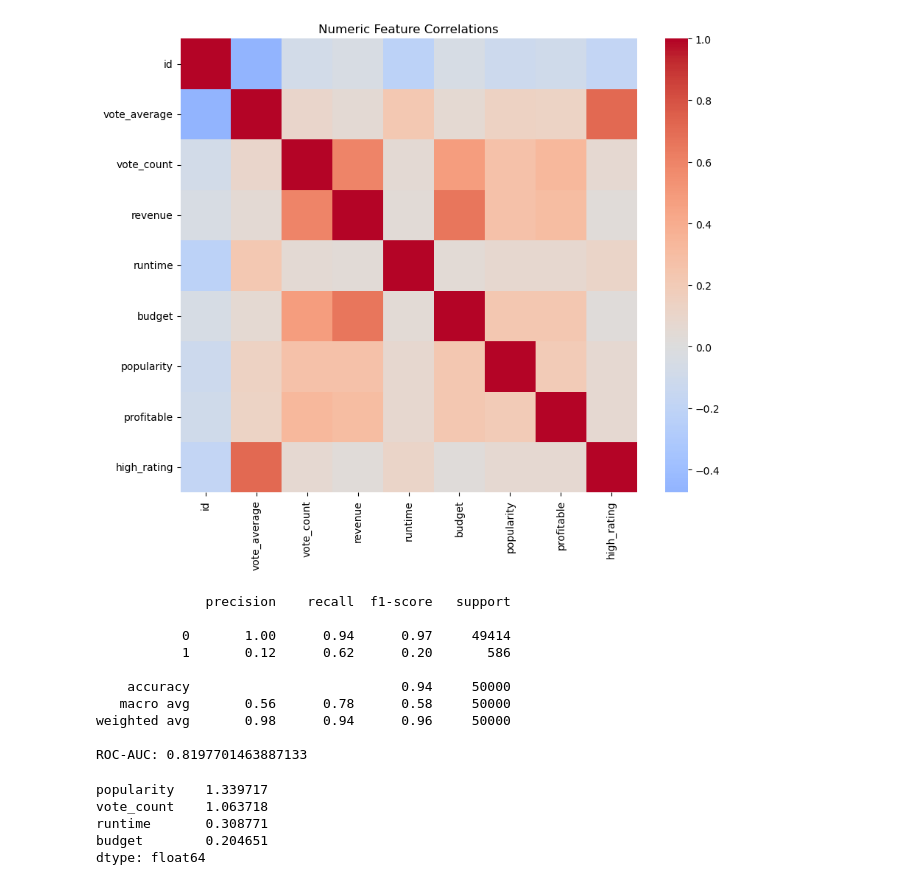
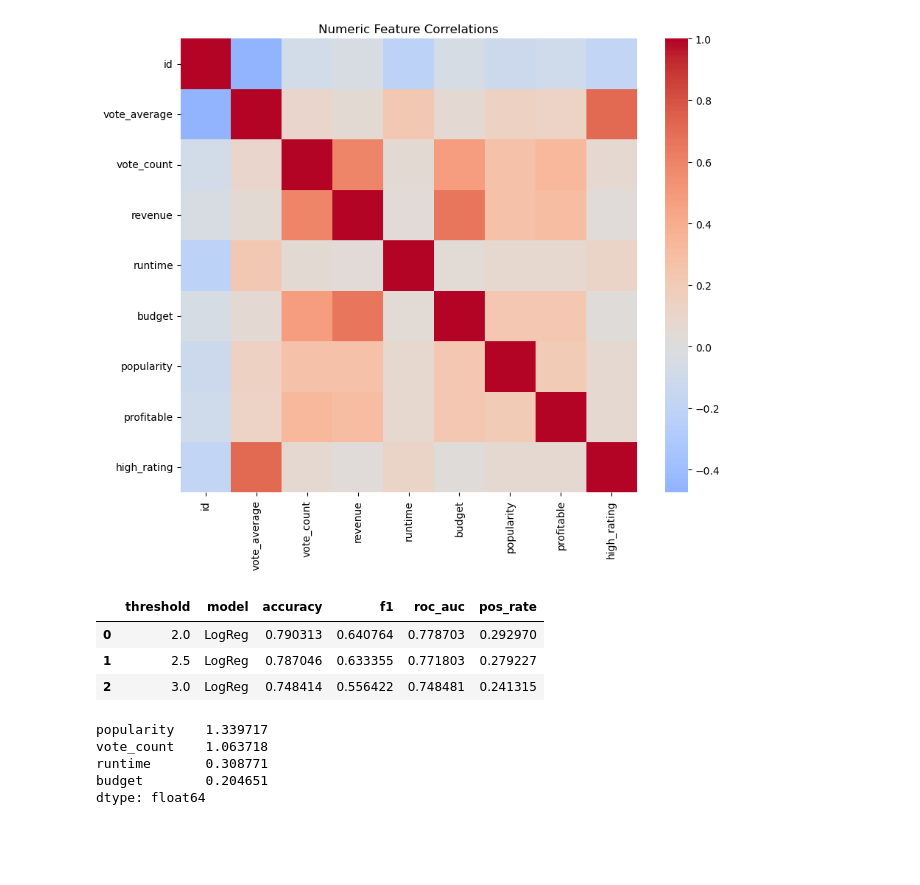
Before and after one commit to joshtoreja/ecs171-imdb-boxoffice-prediction, a Jupyter notebook: notebooks/andrew_tmdb_baseline.ipynb, the cells around one changed output. Drawn from its saved outputs; the diff is of its cells as text; code cells hidden in the pictures; blank space fills up the shorter version.

```diff
--- a/notebooks/andrew_tmdb_baseline.ipynb
+++ b/notebooks/andrew_tmdb_baseline.ipynb
@@ -129,47 +142,57 @@ plt.show()
 # %%
 from sklearn.model_selection import train_test_split
 from sklearn.preprocessing import StandardScaler
 from sklearn.linear_model import LogisticRegression
-from sklearn.metrics import classification_report
-from sklearn.metrics import roc_auc_score
+from sklearn.metrics import accuracy_score, f1_score, roc_auc_score
 
-features = [
-    "budget", "runtime", "popularity", "vote_count"]
+FEATURES = ["budget", "runtime", "popularity", "vote_count"]
 
-X = df[features].fillna(df[features].median())
-y = df["profitable"]
+def train_logreg_for_threshold(df_in, thr):
+    tmp = df_in.copy()
+    tmp["profitable"] = (tmp["roi"] >= thr).astype(int)
 
-X_train, X_test, y_train, y_test = train_test_split(X, y, test_size=0.25, random_state=42, stratify=y)
+    X = tmp[FEATURES].fillna(tmp[FEATURES].median())
+    y = tmp["profitable"]
 
-scaler = StandardScaler()
+    X_train, X_test, y_train, y_test = train_test_split(
+        X, y, test_size=0.25, random_state=42, stratify=y
+    )
 
-X_train = scaler.fit_transform(X_train)
+    scaler = StandardScaler()
+    X_train_s = scaler.fit_transform(X_train)
+    X_test_s = scaler.transform(X_test)
 
-X_test = scaler.transform(X_test)
+    model = LogisticRegression(max_iter=1000, class_weight="balanced")
+    model.fit(X_train_s, y_train)
 
-model = LogisticRegression(max_iter=500, class_weight="balanced")
+    probs = model.predict_proba(X_test_s)[:, 1]
+    pred = (probs >= 0.5).astype(int)
 
-model.fit(X_train, y_train)
+    return {
+        "threshold": thr,
+        "model": "LogReg",
+        "accuracy": accuracy_score(y_test, pred),
+        "f1": f1_score(y_test, pred),
+        "roc_auc": roc_auc_score(y_test, probs),
+        "pos_rate": y.mean()
+    }, (tmp, X_test, y_test, probs, pred, model, scaler)
 
-preds = model.predict(X_test)
+# Run thresholds
+rows = []
+artifacts = {}
 
-print(classification_report(y_test, preds))
+for thr in [2.0, 2.5, 3.0]:
+    r, pack = train_logreg_for_threshold(df_sample, thr)
+    rows.append(r)
+    artifacts[("LogReg", thr)] = pack
 
-probs = model.predict_proba(X_test)[:,1]
-roc_auc = roc_auc_score(y_test, probs)
-
-print("ROC-AUC:", roc_auc)
+results_logreg = pd.DataFrame(rows)
+results_logreg
 # %% [output]
-              precision    recall  f1-score   support
-
-           0       1.00      0.94      0.97     49414
-           1       0.12      0.62      0.20       586
-
-    accuracy                           0.94     50000
-   macro avg       0.56      0.78      0.58     50000
-weighted avg       0.98      0.94      0.96     50000
-
-ROC-AUC: 0.8197701463887133
+|  | threshold | model | accuracy | f1 | roc_auc | pos_rate |
+| 0 | 2.0 | LogReg | 0.790313 | 0.640764 | 0.778703 | 0.292970 |
+| 1 | 2.5 | LogReg | 0.787046 | 0.633355 | 0.771803 | 0.279227 |
+| 2 | 3.0 | LogReg | 0.748414 | 0.556422 | 0.748481 | 0.241315 |
 # %%
 pd.Series(model.coef_[0], index=features).sort_values(key=abs, ascending=False)
 # %% [output]
```
Also changed, not shown: parts of 5 cells of this notebook, 1 other file.
